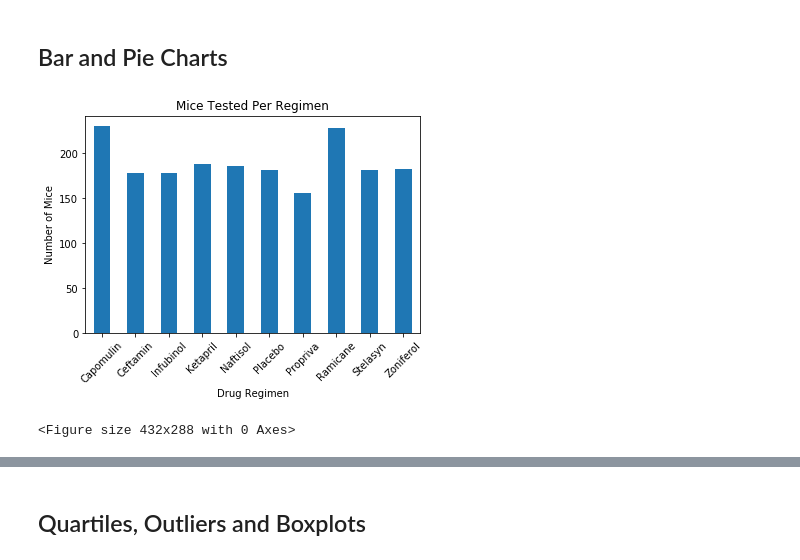
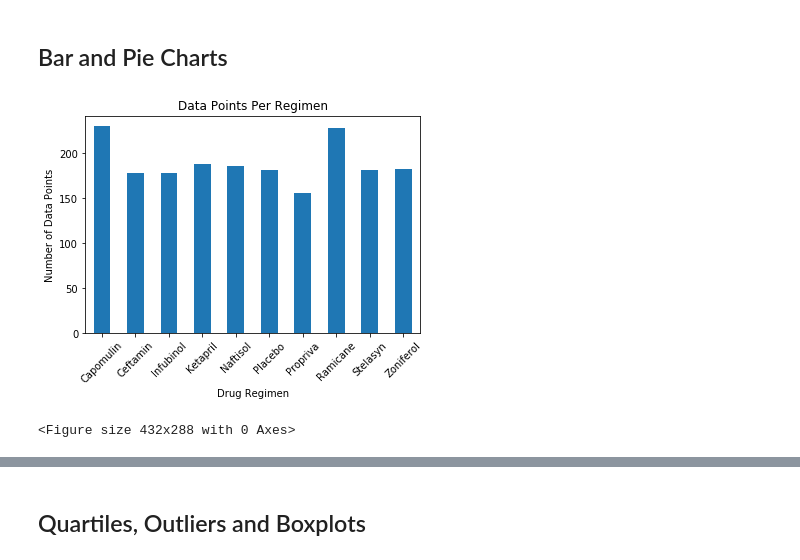
Before and after one commit to Ssimoes48/Plots-Matplotlib, a Jupyter notebook: pymaceuticals_starter.ipynb, the cells around one changed output, grey strips where cells are left out. Saved outputs shown, nothing was run; the diff lists cells and outputs as text; code cells hidden in the pictures.

```diff
--- a/pymaceuticals_starter.ipynb
+++ b/pymaceuticals_starter.ipynb
@@ -101,20 +101,20 @@ grouped_regimen.agg({"Tumor Volume (mm3)": ['mean', 'median', 'var', 'std', 'sem
 # %%
 # Generate a bar plot showing the total number of datapoints for each drug regimen using pandas.
 # There should be a single bar per regimen
 
 timepoint_count = grouped_regimen["Timepoint"].count()
 timepoint_count
 
 mice_regimen = timepoint_count.plot(kind='bar')
 mice_regimen.set_xlabel("Drug Regimen")
-mice_regimen.set_ylabel("Number of Mice")
-mice_regimen.set_title("Number of Data Points Per Regimen")
+mice_regimen.set_ylabel("Number of Data Points")
+mice_regimen.set_title("Data Points Per Regimen")
 plt.xticks(rotation=45)
 
 plt.show()
 plt.tight_layout()
 # %% [output]
-[figure, old version]
+[figure, new version]
 <Figure size 432x288 with 0 Axes>
 # %%
 # General identical bar plot using pyplot instead of pandas.
```
Also changed, not shown: parts of 4 cells of this notebook.
